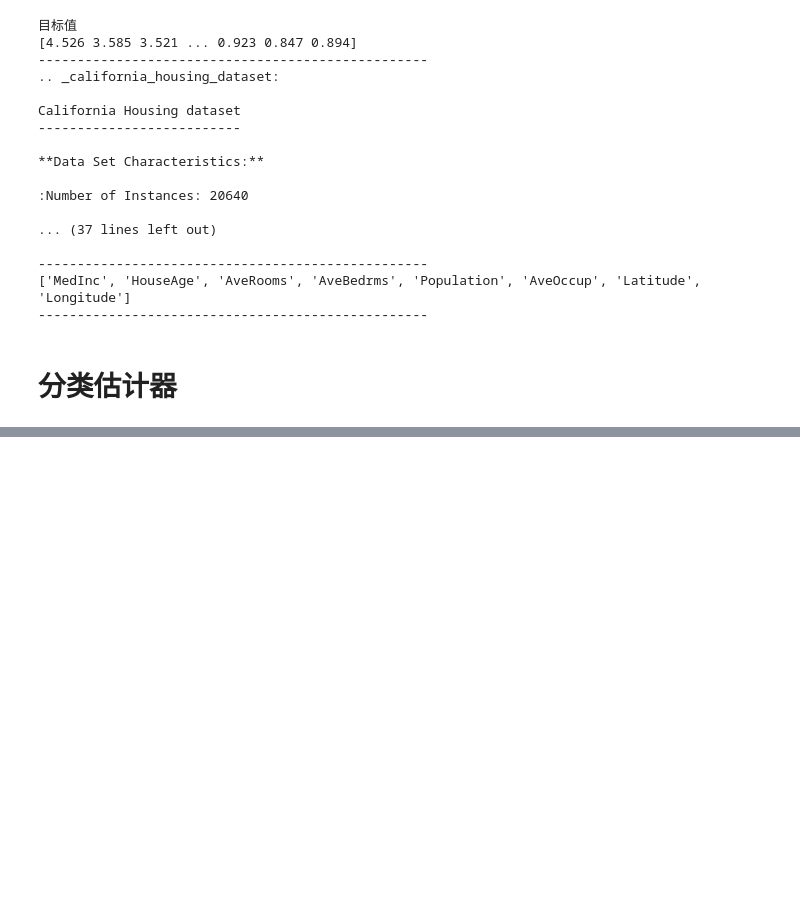
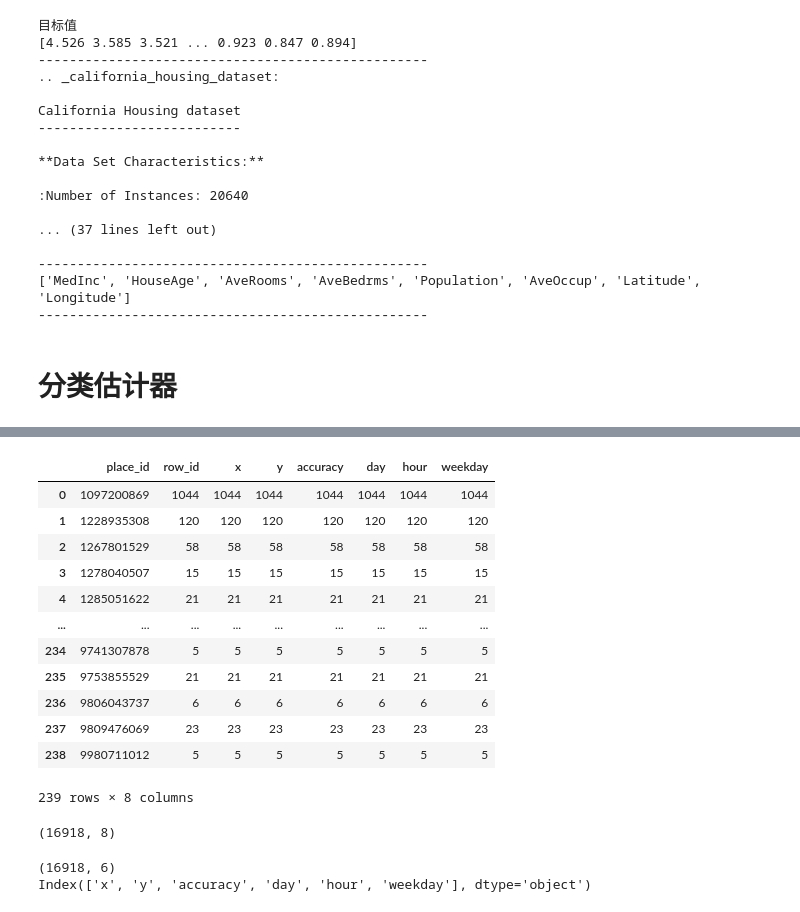
Before and after one commit to Wunchia/python_project, a Jupyter notebook: day15-practice/1-机器学习分类算法.ipynb, the cells around one changed output, grey strips where cells are left out. Saved outputs shown, nothing was run; the diff lists cells and outputs as text; code cells hidden in the pictures; blank space fills up the shorter version.

```diff
--- a/day15-practice/1-机器学习分类算法.ipynb
+++ b/day15-practice/1-机器学习分类算法.ipynb
@@ -198,0 +250,5 @@ California Housing dataset
+# %%
+# 处理时间的数据
+time_value = pd.to_datetime(data['time'], unit='s')
+
+print(time_value.head(10))
@@ -198,0 +271,6 @@ California Housing dataset
+# %%
+# 把日期格式转换成 字典格式，把年，月，日，时，分，秒转换为字典格式，
+time_value = pd.DatetimeIndex(time_value)
+
+print('-' * 50)
+print(time_value[0:10])
@@ -198,0 +289,16 @@ California Housing dataset
+# %%
+# 构造一些特征，执行的警告是因为我们的操作是复制，loc是直接放入
+print(type(data))
+# data['day'] = time_value.day
+# data['hour'] = time_value.hour
+# data['weekday'] = time_value.weekday
+#日期，是否是周末，小时对于个人行为的影响是较大的(例如吃饭时间去饭店，看电影时间去电影院等),所以才做下面的处理
+data.insert(data.shape[1], 'day', time_value.day) #data.shape[1]是代表插入到最后的意思,一个月的哪一天
+data.insert(data.shape[1], 'hour', time_value.hour)#是否去一个地方打卡，早上，中午，晚上是有影响的
+data.insert(data.shape[1], 'weekday', time_value.weekday) #0代表周一，6代表周日，星期几
+
+#
+# 把时间戳特征删除
+data = data.drop(['time'], axis=1)
+print('-' * 50)
+data.head()
@@ -198,0 +333,4 @@ California Housing dataset
+# %%
+# 把签到数量少于n个目标位置删除，place_id是标签，即目标值
+place_count = data.groupby('place_id').count()
+place_count
@@ -198,0 +364,38 @@ California Housing dataset
+# %%
+# 把index变为0,1,2，3,4,5,6这种效果，从零开始排，原来的index是row_id
+#只选择去的人大于3的数据，认为1,2,3的是噪音，这个地方去的人很少，不用推荐给其他人
+tf = place_count[place_count.row_id > 3].reset_index()
+tf  #剩余的签到地点
+# %% [output]
+|  | place_id | row_id | x | y | accuracy | day | hour | weekday |
+| 0 | 1097200869 | 1044 | 1044 | 1044 | 1044 | 1044 | 1044 | 1044 |
+| 1 | 1228935308 | 120 | 120 | 120 | 120 | 120 | 120 | 120 |
+| 2 | 1267801529 | 58 | 58 | 58 | 58 | 58 | 58 | 58 |
+| 3 | 1278040507 | 15 | 15 | 15 | 15 | 15 | 15 | 15 |
+| 4 | 1285051622 | 21 | 21 | 21 | 21 | 21 | 21 | 21 |
+| ... | ... | ... | ... | ... | ... | ... | ... | ... |
+| 234 | 9741307878 | 5 | 5 | 5 | 5 | 5 | 5 | 5 |
+| 235 | 9753855529 | 21 | 21 | 21 | 21 | 21 | 21 | 21 |
+| 236 | 9806043737 | 6 | 6 | 6 | 6 | 6 | 6 | 6 |
+| 237 | 9809476069 | 23 | 23 | 23 | 23 | 23 | 23 | 23 |
+| 238 | 9980711012 | 5 | 5 | 5 | 5 | 5 | 5 | 5 |
+239 rows × 8 columns
+# %%
+# 根据设定的地点目标值，对原本的样本进行过滤
+#isin可以过滤某一列要在一组值
+data = data[data['place_id'].isin(tf.place_id)]
+data.shape
+# %% [output]
+(16918, 8)
+# %%
+# 取出数据当中的特征值和目标值
+y = data['place_id']
+# 删除目标值，保留特征值，
+x = data.drop(['place_id'], axis=1)
+# 删除无用的特征值，row_id是索引,这就是噪音
+x = x.drop(['row_id'], axis=1)
+print(x.shape)
+print(x.columns)
+# %% [output]
+(16918, 6)
+Index(['x', 'y', 'accuracy', 'day', 'hour', 'weekday'], dtype='object')
```
Also changed, not shown: parts of 61 cells of this notebook, 2 other files.
